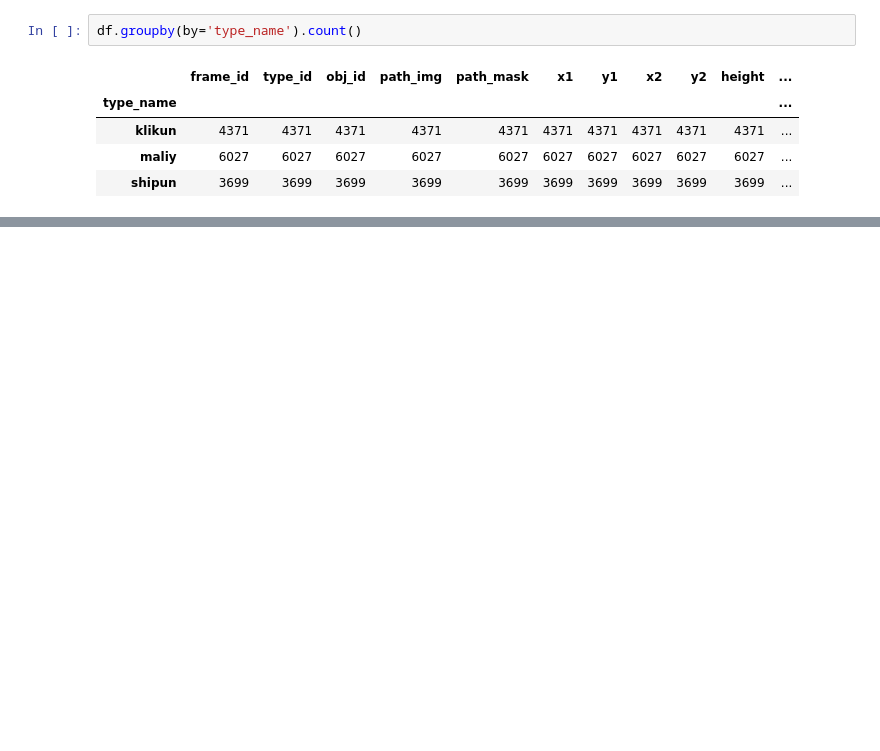
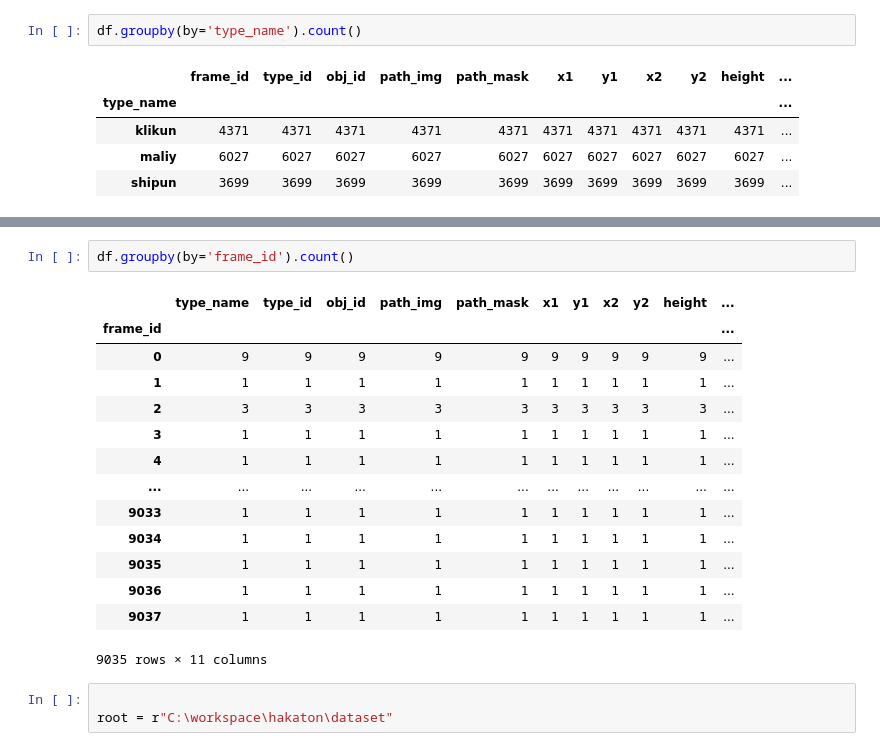
Before and after one commit to vladik-pwnz/hackCBreakthrough, a Jupyter notebook: create_markup/df.ipynb, the cells around one changed output, grey strips where cells are left out. Saved outputs shown, nothing was run; the diff lists cells and outputs as text; blank space fills up the shorter version.

```diff
--- a/create_markup/df.ipynb
+++ b/create_markup/df.ipynb
@@ -108,0 +164,20 @@ df.groupby(by='type_name').count()
+# %%
+df.groupby(by='frame_id').count()
+# %% [output]
+|  | type_name | type_id | obj_id | path_img | path_mask | x1 | y1 | x2 | y2 | height | ... |
+| frame_id |  |  |  |  |  |  |  |  |  |  | ... |
+| 0 | 9 | 9 | 9 | 9 | 9 | 9 | 9 | 9 | 9 | 9 | ... |
+| 1 | 1 | 1 | 1 | 1 | 1 | 1 | 1 | 1 | 1 | 1 | ... |
+| 2 | 3 | 3 | 3 | 3 | 3 | 3 | 3 | 3 | 3 | 3 | ... |
+| 3 | 1 | 1 | 1 | 1 | 1 | 1 | 1 | 1 | 1 | 1 | ... |
+| 4 | 1 | 1 | 1 | 1 | 1 | 1 | 1 | 1 | 1 | 1 | ... |
+| ... | ... | ... | ... | ... | ... | ... | ... | ... | ... | ... | ... |
+| 9033 | 1 | 1 | 1 | 1 | 1 | 1 | 1 | 1 | 1 | 1 | ... |
+| 9034 | 1 | 1 | 1 | 1 | 1 | 1 | 1 | 1 | 1 | 1 | ... |
+| 9035 | 1 | 1 | 1 | 1 | 1 | 1 | 1 | 1 | 1 | 1 | ... |
+| 9036 | 1 | 1 | 1 | 1 | 1 | 1 | 1 | 1 | 1 | 1 | ... |
+| 9037 | 1 | 1 | 1 | 1 | 1 | 1 | 1 | 1 | 1 | 1 | ... |
+9035 rows × 11 columns
+# %%
+
+root = r"C:\workspace\hakaton\dataset"
```
Also changed, not shown: parts of 23 cells of this notebook, 12 other files.
